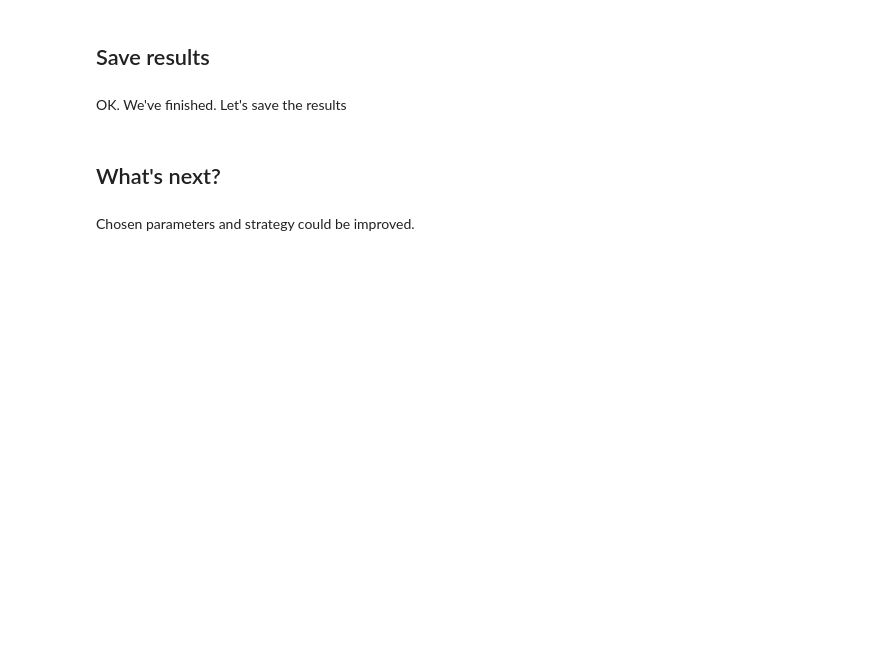
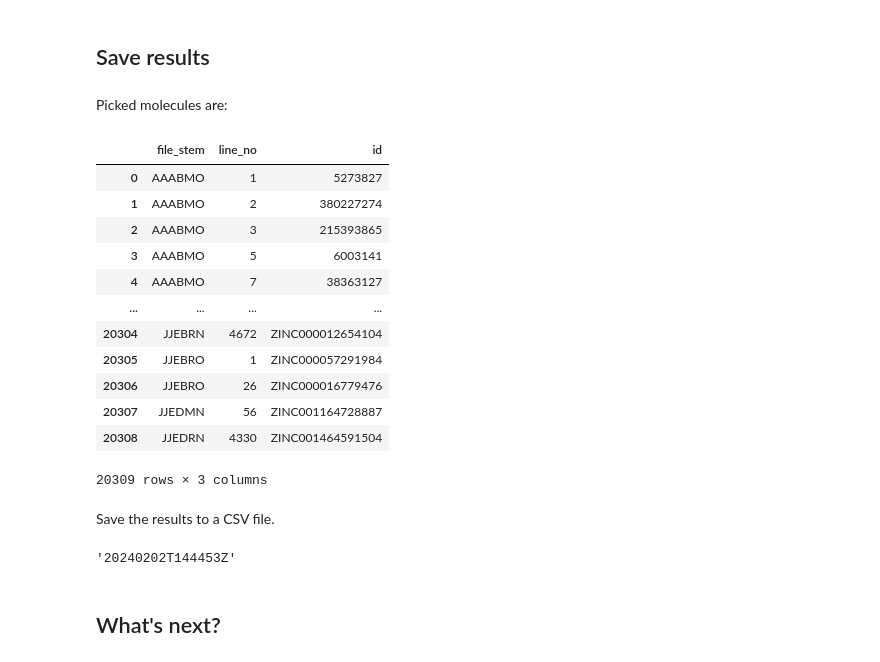
Before and after one commit to vsheg/moll, a Jupyter notebook: notebooks/zinc20.ipynb, the cells around one changed output. Saved outputs shown, nothing was run; the diff lists cells and outputs as text; code cells hidden in the pictures; blank space fills up the shorter version.

```diff
--- a/notebooks/zinc20.ipynb
+++ b/notebooks/zinc20.ipynb
@@ -245,36 +101,0 @@ Start picking:
-# %%
-%%time
-
-# Define progress bars
-progress_bar_lines = tqdm(total=N_LINES, desc="Lines processed: ")
-progress_bar_accepted = tqdm(total=picker.capacity, desc="Were accepted: ")
-
-# Iterate over metabatches of SMILES files
-for smi_files in tqdm(SMILES_FILES_METABATCHES, desc="SMILES batch: "):
-    # For each metabatch, create a dataset
-    dataset = SmilesDataset(
-        smi_files,
-        fp_size=FINGERPRINT_SIZE,
-        fp_radius=FINGERPRINT_RADIUS,
-        fp_fold=FINGERPRINT_FOLD,
-    )
-
-    # ... and a dataloader
-    dataloader = DataLoader(
-        dataset,
-        batch_size=BATCH_SIZE,
-        num_workers=N_WORKERS,
-        collate_fn=collate_fn,
-    )
-
-    # Iterate over batches of fingerprints and corresponding labels
-    for fps, labels in dataloader:
-        # Pass fingerprints to the picker
-        fps = jnp.array(fps, dtype=bool)
-        n_accepted = picker.update(fps, labels)
-
-        # Update progress bars
-        progress_bar_lines.update(len(fps))  # some lines may be skipped due to errors
-        progress_bar_accepted.update(
-            n_accepted
-        )  # accepted points may be overwritten later
@@ -283,0 +102,4 @@ Wall time: 21h 3min 14s
+# %%
+%%time
+for vectors, labels in tqdm(batches_iterator, total=N_BATCHES):
+    picker.update(vectors, labels)
@@ -284,7 +109,28 @@ Wall time: 21h 3min 14s
 # %% [markdown]
 ## Save results
-# %% [markdown]
-OK. We've finished. Let's save the results
+# %% [markdown]
+Picked molecules are:
 # %%
-labels_picked = pd.DataFrame(picker.labels, columns=["file_stem", "line_no", "id"])
-labels_picked.to_hdf("labels_picked.h5", "labels_picked")
+df = pd.DataFrame(picker.labels, columns=["file_stem", "line_no", "id"])
+df
+# %% [output]
+|  | file_stem | line_no | id |
+| 0 | AAABMO | 1 | 5273827 |
+| 1 | AAABMO | 2 | 380227274 |
+| 2 | AAABMO | 3 | 215393865 |
+| 3 | AAABMO | 5 | 6003141 |
+| 4 | AAABMO | 7 | 38363127 |
+| ... | ... | ... | ... |
+| 20304 | JJEBRN | 4672 | ZINC000012654104 |
+| 20305 | JJEBRO | 1 | ZINC000057291984 |
+| 20306 | JJEBRO | 26 | ZINC000016779476 |
+| 20307 | JJEDMN | 56 | ZINC001164728887 |
+| 20308 | JJEDRN | 4330 | ZINC001464591504 |
+20309 rows × 3 columns
+# %% [markdown]
+Save the results to a CSV file.
+# %%
+timestamp = datetime.now().strftime("%Y%m%dT%H%M%SZ")
+timestamp
+# %% [output]
+'20240202T144453Z'
@@ -291,5 +144,3 @@ labels_picked.to_hdf("labels_picked.h5", "labels_picked")
 # %% [markdown]
 ## What's next?
-# %% [markdown]
-Chosen parameters and strategy could be improved.
 # %% [markdown]
```
Also changed, not shown: parts of 39 cells of this notebook, 15 other files.
